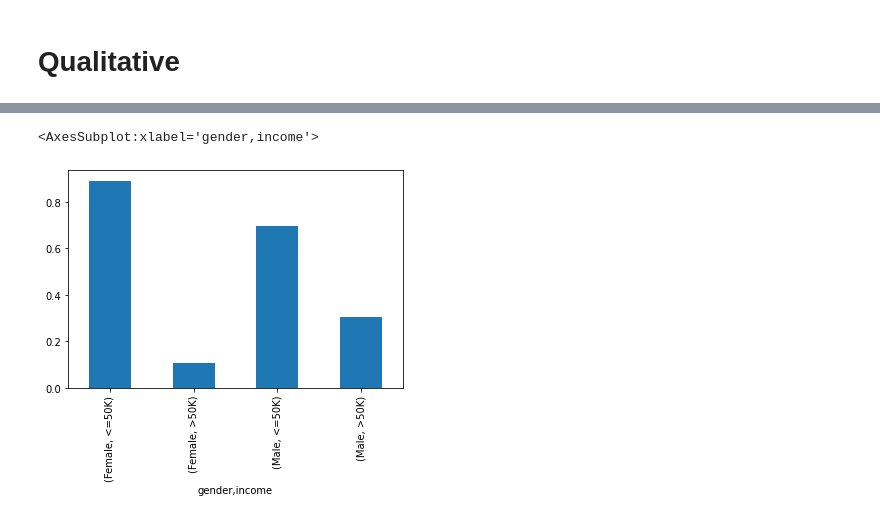
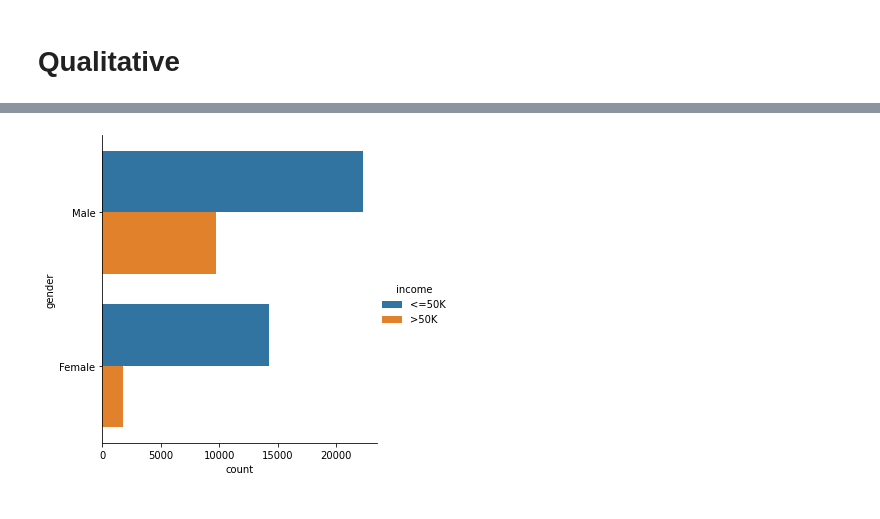
Before and after one commit to Wimull/Turing-USP-Techinical-Case, a Jupyter notebook: 2_analise-e-ia/analise_e_modelos.ipynb, the cells around one changed output, grey strips where cells are left out. Drawn from its saved outputs; the diff is of its cells as text; code cells hidden in the pictures.

```diff
--- a/2_analise-e-ia/analise_e_modelos.ipynb
+++ b/2_analise-e-ia/analise_e_modelos.ipynb
@@ -87,6 +187,6 @@ dataFrame["gender"].value_counts().plot(kind="pie", figsize=(14,6))
 [figure]
 # %%
-dataFrame.groupby("gender")["income"].value_counts(normalize="True").plot(kind="bar")
+sns.catplot(y="gender", hue="income", kind="count", data=dataFrame, orient="h")
+plt.show()
 # %% [output]
-<AxesSubplot:xlabel='gender,income'>
-[figure, old version]
+[figure, new version]
```
Also changed, not shown: parts of 35 cells of this notebook.
